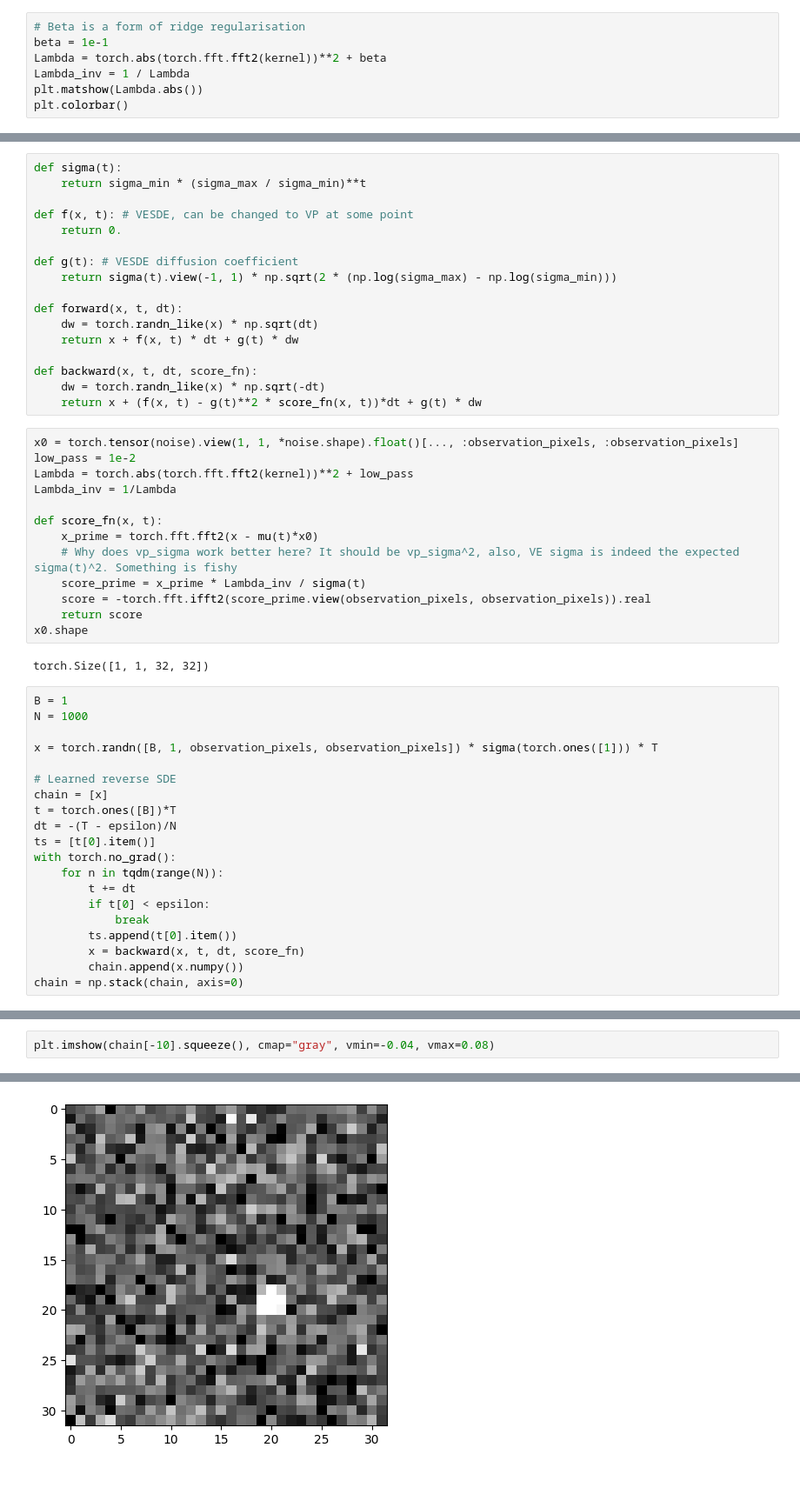
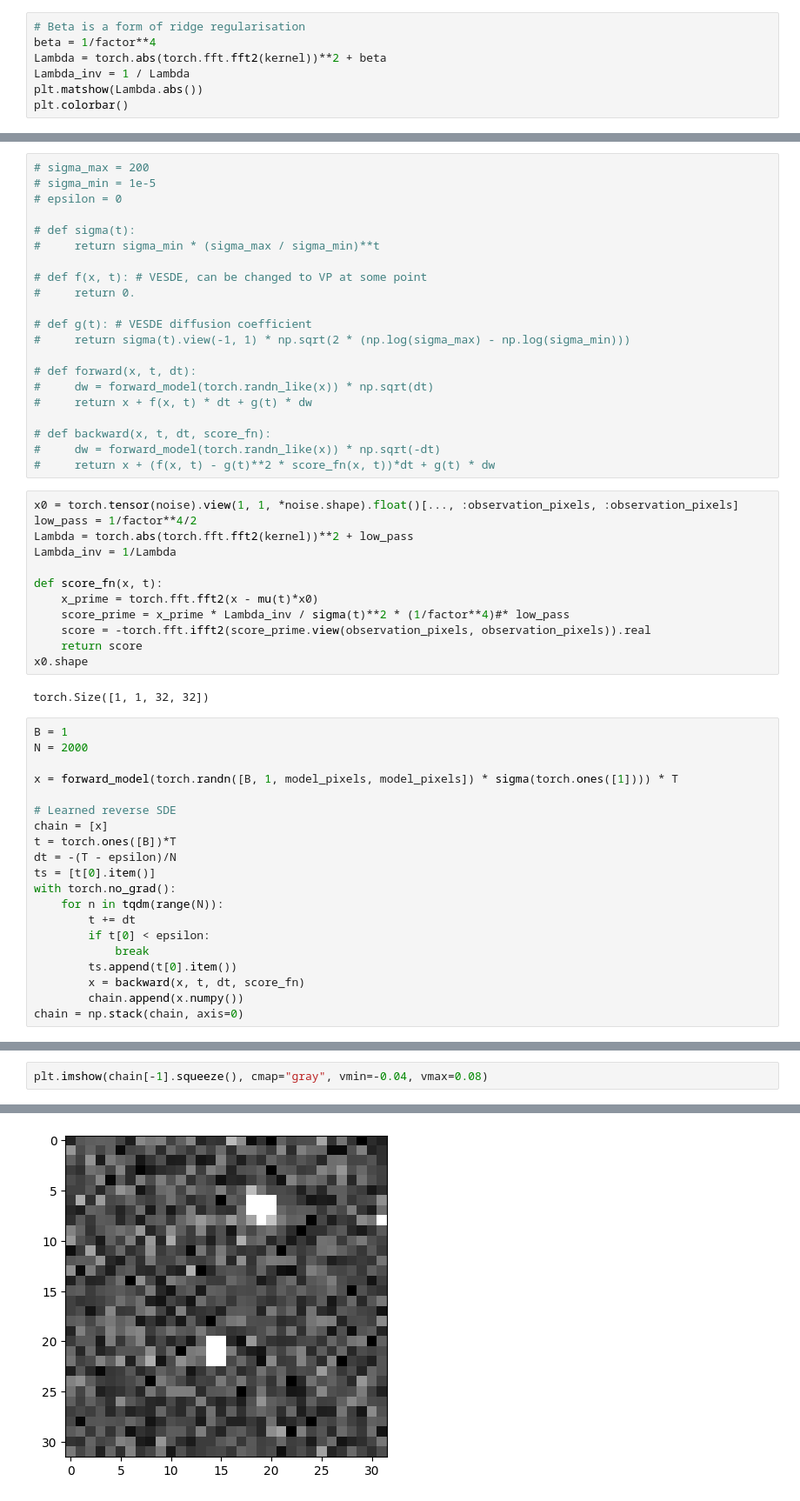
Before and after one commit to AlexandreAdam/DeblendingGalaxies, a Jupyter notebook: notebooks/correlated_gaussian_approx.ipynb, the cells around one changed output, grey strips where cells are left out. Shown: that part at 87% size. Drawn from its saved outputs; the diff is of its cells as text.

```diff
--- a/notebooks/correlated_gaussian_approx.ipynb
+++ b/notebooks/correlated_gaussian_approx.ipynb
@@ -695,6 +708,6 @@ tensor(0.0156)
 # %%
 # Beta is a form of ridge regularisation
-beta = 1e-1
+beta = 1/factor**4
 Lambda = torch.abs(torch.fft.fft2(kernel))**2 + beta
 Lambda_inv = 1 / Lambda
 plt.matshow(Lambda.abs())
@@ -838,32 +851,35 @@ plt.legend()
 <matplotlib.legend.Legend at 0x...>
 [figure]
 # %%
-def sigma(t):
-    return sigma_min * (sigma_max / sigma_min)**t
+# sigma_max = 200
+# sigma_min = 1e-5
+# epsilon = 0
 
-def f(x, t): # VESDE, can be changed to VP at some point
-    return 0.
+# def sigma(t):
+#     return sigma_min * (sigma_max / sigma_min)**t
 
-def g(t): # VESDE diffusion coefficient
-    return sigma(t).view(-1, 1) * np.sqrt(2 * (np.log(sigma_max) - np.log(sigma_min)))
+# def f(x, t): # VESDE, can be changed to VP at some point
+#     return 0.
 
-def forward(x, t, dt):
-    dw = torch.randn_like(x) * np.sqrt(dt)
-    return x + f(x, t) * dt + g(t) * dw
+# def g(t): # VESDE diffusion coefficient
+#     return sigma(t).view(-1, 1) * np.sqrt(2 * (np.log(sigma_max) - np.log(sigma_min)))
 
-def backward(x, t, dt, score_fn):
-    dw = torch.randn_like(x) * np.sqrt(-dt)
-    return x + (f(x, t) - g(t)**2 * score_fn(x, t))*dt + g(t) * dw
+# def forward(x, t, dt):
+#     dw = forward_model(torch.randn_like(x)) * np.sqrt(dt)
+#     return x + f(x, t) * dt + g(t) * dw
+
+# def backward(x, t, dt, score_fn):
+#     dw = forward_model(torch.randn_like(x)) * np.sqrt(-dt)
+#     return x + (f(x, t) - g(t)**2 * score_fn(x, t))*dt + g(t) * dw
 # %%
 x0 = torch.tensor(noise).view(1, 1, *noise.shape).float()[..., :observation_pixels, :observation_pixels]
-low_pass = 1e-2
+low_pass = 1/factor**4/2
 Lambda = torch.abs(torch.fft.fft2(kernel))**2 + low_pass
 Lambda_inv = 1/Lambda
 
 def score_fn(x, t):
     x_prime = torch.fft.fft2(x - mu(t)*x0)
-    # Why does vp_sigma work better here? It should be vp_sigma^2, also, VE sigma is indeed the expected sigma(t)^2. Something is fishy
-    score_prime = x_prime * Lambda_inv / sigma(t)
+    score_prime = x_prime * Lambda_inv / sigma(t)**2 * (1/factor**4)#* low_pass
     score = -torch.fft.ifft2(score_prime.view(observation_pixels, observation_pixels)).real
     return score
 x0.shape
@@ -871,9 +887,9 @@ x0.shape
 torch.Size([1, 1, 32, 32])
 # %%
 B = 1
-N = 1000
+N = 2000
 
-x = torch.randn([B, 1, observation_pixels, observation_pixels]) * sigma(torch.ones([1])) * T
+x = forward_model(torch.randn([B, 1, model_pixels, model_pixels]) * sigma(torch.ones([1]))) * T
 
 # Learned reverse SDE
 chain = [x]
@@ -906,6 +922,6 @@ plt.imshow(x0.squeeze(), cmap="gray", vmin=-0.04, vmax=0.08)
 # %%
-plt.imshow(chain[-10].squeeze(), cmap="gray", vmin=-0.04, vmax=0.08)
+plt.imshow(chain[-1].squeeze(), cmap="gray", vmin=-0.04, vmax=0.08)
 # %% [output]
 <matplotlib.image.AxesImage at 0x...>
-[figure, old version]
+[figure, new version]
 # %%
```
Also changed, not shown: parts of 48 cells of this notebook, 8 other files.
